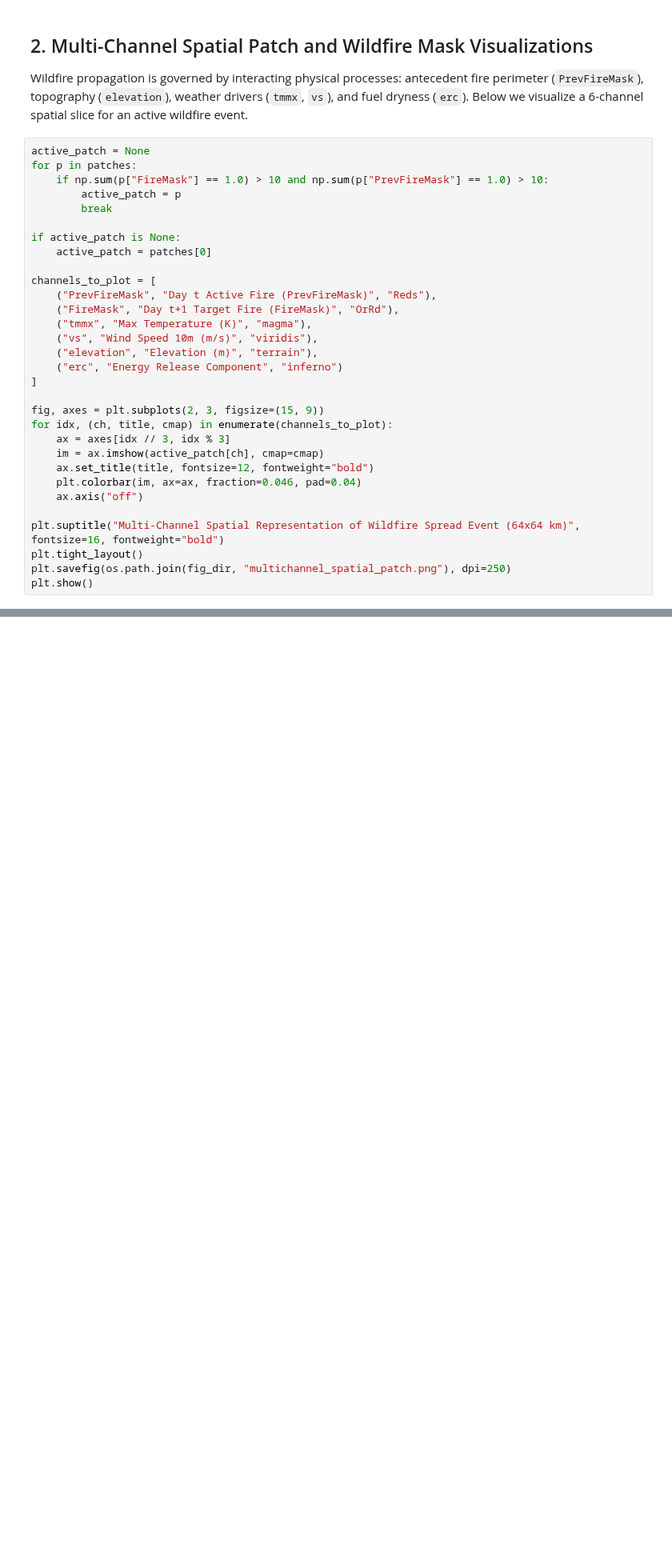
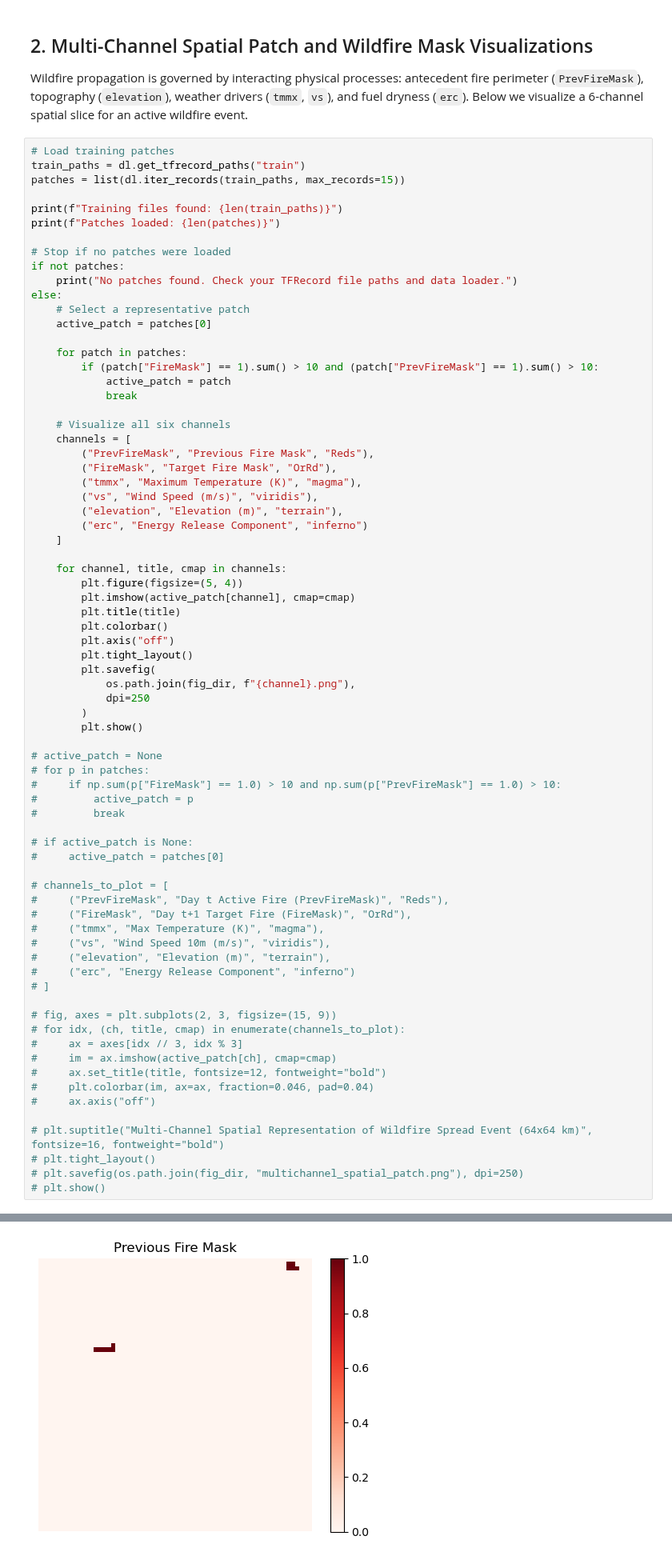
Before and after one commit to connectwithvanshika/TensorTitans_SectionC, a Jupyter notebook: notebooks/02_eda_and_data_quality.ipynb, the cells around one changed output, grey strips where cells are left out. Shown at 80% size. Cells and saved outputs as stored; diff of their text form; blank space fills up the shorter version.

```diff
--- a/notebooks/02_eda_and_data_quality.ipynb
+++ b/notebooks/02_eda_and_data_quality.ipynb
@@ -40,33 +86,76 @@ I0000 00:00:1792988639.134082 2270336 tf_record_dataset_op.cc:390] TFRecordDatas
 Wildfire propagation is governed by interacting physical processes: antecedent fire perimeter (`PrevFireMask`), topography (`elevation`), weather drivers (`tmmx`, `vs`), and fuel dryness (`erc`).
 Below we visualize a 6-channel spatial slice for an active wildfire event.
 # %%
-active_patch = None
-for p in patches:
-    if np.sum(p["FireMask"] == 1.0) > 10 and np.sum(p["PrevFireMask"] == 1.0) > 10:
-        active_patch = p
-        break
+# Load training patches
+train_paths = dl.get_tfrecord_paths("train")
+patches = list(dl.iter_records(train_paths, max_records=15))
 
-if active_patch is None:
+print(f"Training files found: {len(train_paths)}")
+print(f"Patches loaded: {len(patches)}")
+
+# Stop if no patches were loaded
+if not patches:
+    print("No patches found. Check your TFRecord file paths and data loader.")
+else:
+    # Select a representative patch
     active_patch = patches[0]
 
-channels_to_plot = [
-    ("PrevFireMask", "Day t Active Fire (PrevFireMask)", "Reds"),
-    ("FireMask", "Day t+1 Target Fire (FireMask)", "OrRd"),
-    ("tmmx", "Max Temperature (K)", "magma"),
-    ("vs", "Wind Speed 10m (m/s)", "viridis"),
-    ("elevation", "Elevation (m)", "terrain"),
-    ("erc", "Energy Release Component", "inferno")
-]
+    for patch in patches:
+        if (patch["FireMask"] == 1).sum() > 10 and (patch["PrevFireMask"] == 1).sum() > 10:
+            active_patch = patch
+            break
 
-fig, axes = plt.subplots(2, 3, figsize=(15, 9))
-for idx, (ch, title, cmap) in enumerate(channels_to_plot):
-    ax = axes[idx // 3, idx % 3]
-    im = ax.imshow(active_patch[ch], cmap=cmap)
-    ax.set_title(title, fontsize=12, fontweight="bold")
-    plt.colorbar(im, ax=ax, fraction=0.046, pad=0.04)
-    ax.axis("off")
+    # Visualize all six channels
+    channels = [
+        ("PrevFireMask", "Previous Fire Mask", "Reds"),
+        ("FireMask", "Target Fire Mask", "OrRd"),
+        ("tmmx", "Maximum Temperature (K)", "magma"),
+        ("vs", "Wind Speed (m/s)", "viridis"),
+        ("elevation", "Elevation (m)", "terrain"),
+        ("erc", "Energy Release Component", "inferno")
+    ]
 
-plt.suptitle("Multi-Channel Spatial Representation of Wildfire Spread Event (64x64 km)", fontsize=16, fontweight="bold")
-plt.tight_layout()
-plt.savefig(os.path.join(fig_dir, "multichannel_spatial_patch.png"), dpi=250)
-plt.show()
+    for channel, title, cmap in channels:
+        plt.figure(figsize=(5, 4))
+        plt.imshow(active_patch[channel], cmap=cmap)
+        plt.title(title)
+        plt.colorbar()
+        plt.axis("off")
+        plt.tight_layout()
+        plt.savefig(
+            os.path.join(fig_dir, f"{channel}.png"),
+            dpi=250
+        )
+        plt.show()
+
+# active_patch = None
+# for p in patches:
+#     if np.sum(p["FireMask"] == 1.0) > 10 and np.sum(p["PrevFireMask"] == 1.0) > 10:
+#         active_patch = p
+#         break
+
+# if active_patch is None:
+#     active_patch = patches[0]
+
+# channels_to_plot = [
+#     ("PrevFireMask", "Day t Active Fire (PrevFireMask)", "Reds"),
+#     ("FireMask", "Day t+1 Target Fire (FireMask)", "OrRd"),
+#     ("tmmx", "Max Temperature (K)", "magma"),
+#     ("vs", "Wind Speed 10m (m/s)", "viridis"),
+#     ("elevation", "Elevation (m)", "terrain"),
+#     ("erc", "Energy Release Component", "inferno")
+# ]
+
+# fig, axes = plt.subplots(2, 3, figsize=(15, 9))
+# for idx, (ch, title, cmap) in enumerate(channels_to_plot):
+#     ax = axes[idx // 3, idx % 3]
+#     im = ax.imshow(active_patch[ch], cmap=cmap)
+#     ax.set_title(title, fontsize=12, fontweight="bold")
+#     plt.colorbar(im, ax=ax, fraction=0.046, pad=0.04)
+#     ax.axis("off")
+
+# plt.suptitle("Multi-Channel Spatial Representation of Wildfire Spread Event (64x64 km)", fontsize=16, fontweight="bold")
+# plt.tight_layout()
+# plt.savefig(os.path.join(fig_dir, "multichannel_spatial_patch.png"), dpi=250)
+# plt.show()
+# %% [output]
@@ -72,0 +164 @@ plt.show()
+[figure, added]
```
Also changed, not shown: parts of 5 cells of this notebook.
